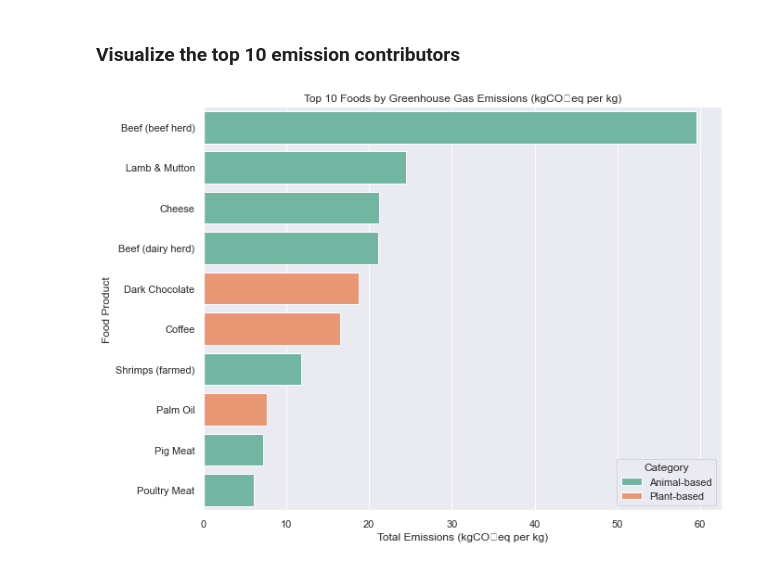
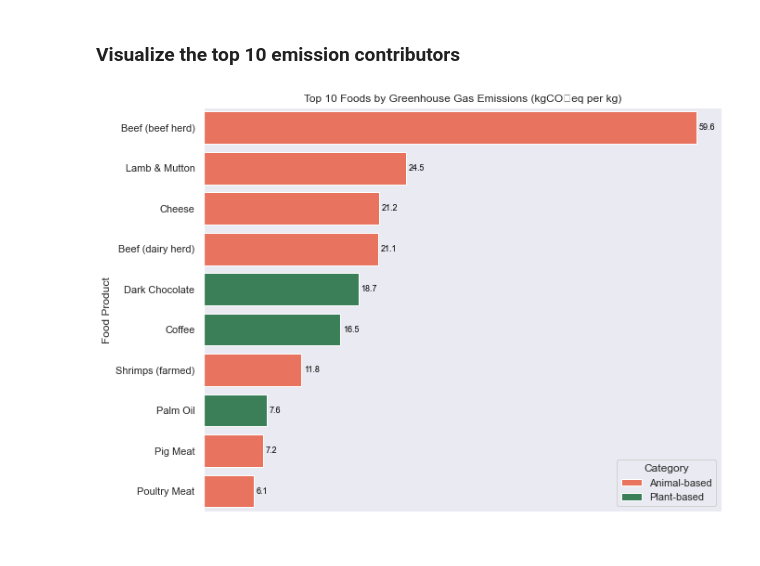
Before and after one commit to courtneyletsa/food_production, a Jupyter notebook: Environmental Impact of Food Production Analysis.ipynb, the cells around one changed output. Saved outputs shown, nothing was run; the diff lists cells and outputs as text; code cells hidden in the pictures.

Commit message:
added data labels and swapped the colour palettes

```diff
--- a/Environmental Impact of Food Production Analysis.ipynb
+++ b/Environmental Impact of Food Production Analysis.ipynb
@@ -183,23 +183,41 @@ top10_emissions
 # %% [markdown]
 ### Visualize the top 10 emission contributors
 # %%
+# Set theme
 sns.set_theme(style="darkgrid")
 
-# --- Step 3: Plot ---
+# Custom color palette (Animal = red, Plant = green)
+palette = {"Animal-based": "tomato", "Plant-based": "seagreen"}
+
+# Plot
 plt.figure(figsize=(10,8))
-sns.barplot(
-    data=top10_emissions,
+ax = sns.barplot(
+    data=top10_emissions.sort_values("Total_emissions", ascending=False),  # sort highest first
     x="Total_emissions",
     y="Food product",
-    hue="Category",   # color by Plant vs Animal
+    hue="Category",
     dodge=False,
-    palette="Set2"
+    palette=palette
 )
 
+# Add manual data labels
+for i, (value, category) in enumerate(zip(top10_emissions.sort_values("Total_emissions", ascending=False)["Total_emissions"],
+                                          top10_emissions.sort_values("Total_emissions", ascending=False)["Category"])):
+    ax.text(value + 0.3, i, f"{value:.1f}", va="center", ha="left", fontsize=9, color="black")
+
+# Title
 plt.title("Top 10 Foods by Greenhouse Gas Emissions (kgCO₂eq per kg)")
-plt.xlabel("Total Emissions (kgCO₂eq per kg)")
+
+# Remove x-axis label and ticks
+plt.xlabel("")
+plt.xticks([])
+
+# Y-label
 plt.ylabel("Food Product")
+
+# Legend
 plt.legend(title="Category")
+
 plt.show()
 # %% [output]
-[figure, old version]
+[figure, new version]
```
